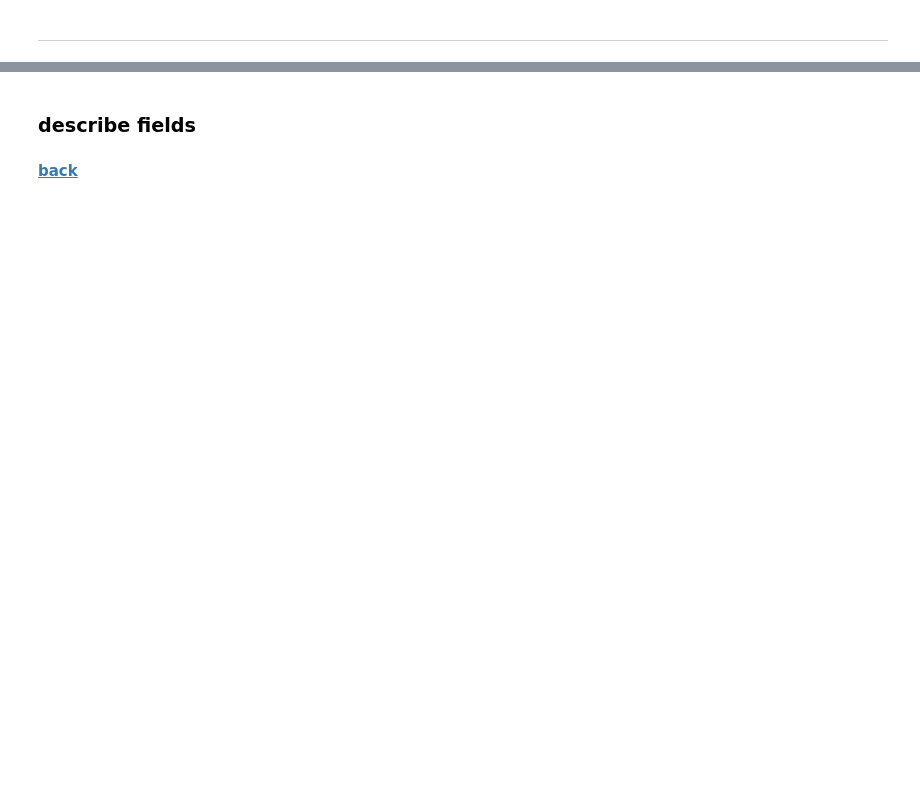
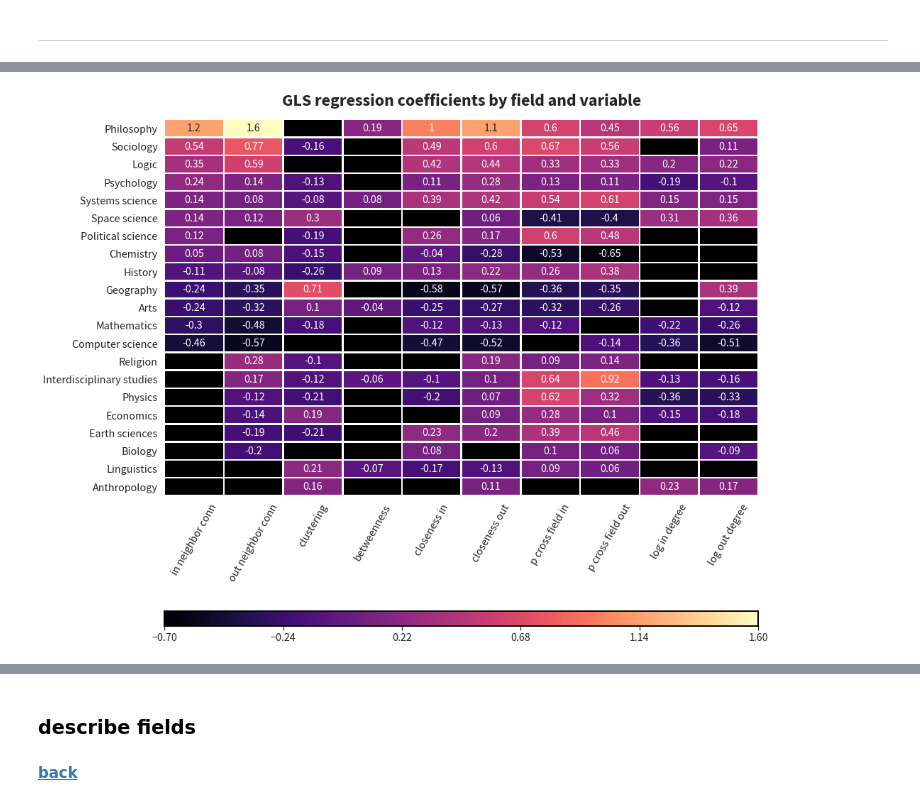
Before and after one commit to dormanh/wikipedia_philosophy, a Jupyter notebook: analysis.ipynb, the cells around one changed output, grey strips where cells are left out. Cells and saved outputs as stored; diff of their text form; code cells hidden in the pictures; blank space fills up the shorter version.

```diff
--- a/analysis.ipynb
+++ b/analysis.ipynb
@@ -656,0 +554,5 @@ nodes[[c for c in nodes.columns if "degree" in c]].corr().abs().pipe(
+# %%
+gls_coeff_matrix = pd.concat(
+    [v["coeffs"].rename(columns={"coeff": k}) for k, v in best_gls_result.items()],
+    axis=1,
+).pipe(lambda df: df.sort_values(by=df.columns.tolist(), ascending=False))
@@ -656,0 +561,16 @@ nodes[[c for c in nodes.columns if "degree" in c]].corr().abs().pipe(
+# %%
+gls_coeff_matrix.pipe(
+    lambda df: corr_heatmap(
+        df,
+        "GLS regression coefficients by field and variable",
+        annot=df.round(2),
+        vmin=df.round(1).min().min(),
+        vmax=df.round(1).max().max(),
+        mask=df.isna(),
+        xrotation=60,
+        cbar_nticks=6,
+        cbar_pad=0.2,
+    )
+)
+# %% [output]
+[figure, added]
```
Also changed, not shown: parts of 93 cells of this notebook, 3 other files.
